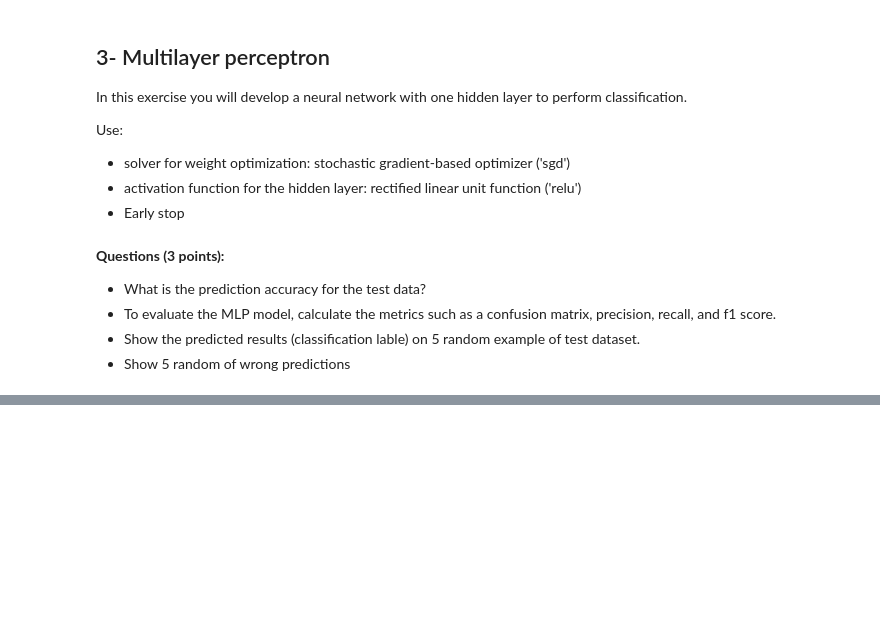
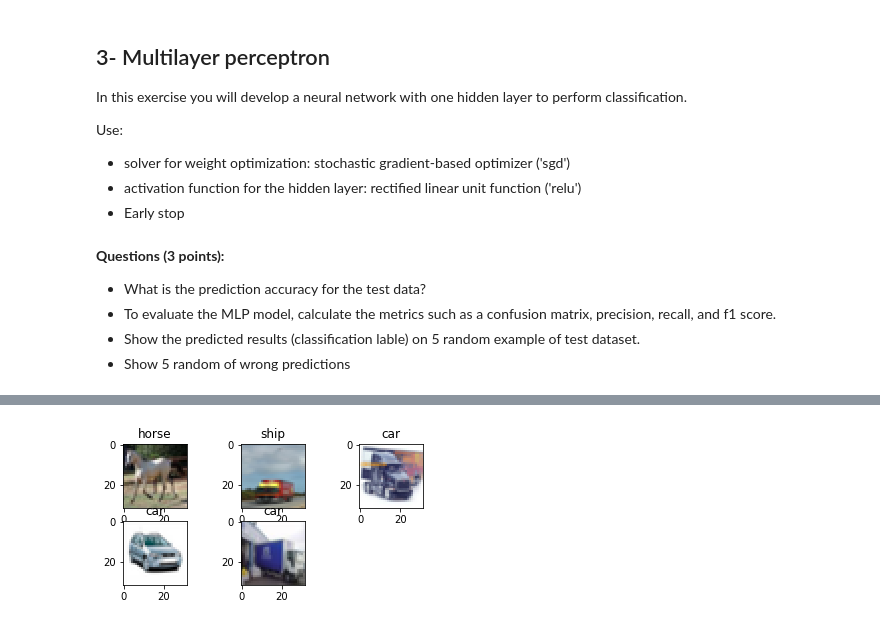
Before and after one commit to MesRot/ML_PL_Harkkatyo, a Jupyter notebook: Exercise_template.ipynb, the cells around one changed output, grey strips where cells are left out. Drawn from its saved outputs; the diff is of its cells as text; code cells hidden in the pictures; blank space fills up the shorter version.

```diff
--- a/Exercise_template.ipynb
+++ b/Exercise_template.ipynb
@@ -284,4 +312,14 @@ Use:
 -  To evaluate the MLP model, calculate the metrics such as a confusion matrix, precision, recall, and f1 score.
 -  Show the predicted results (classification lable) on 5 random example of test dataset.
 - Show 5 random of wrong predictions
+# %%
+x_tra, x_tes, y_tra, y_tes = train_test_split(feature_vector, y_train, test_size=0.2, random_state=0)
+scores = np.zeros((50, 50))
+for j in tqdm(range(1, 51)):
+    for i in range(1, 51):
+        if i * 10 + j * 10 > 2 * 1054:
+            pass
+        mlp_model = MLPClassifier(solver='sgd', hidden_layer_sizes=(500, 200),
+                          activation='relu', early_stopping=True).fit(x_tra, y_tra) #Training the MLP-model
+        scores[i-1][j-1] = mlp.score()
 # %%
@@ -292,0 +358,8 @@ mlp_model.score(test_vector, y_test)
+# %%
+randoms = np.random.choice(range(len(X_test)), size=5, replace=False) #Selecting index of 5 random predictions
+for i, r in enumerate(randoms): # Enumerating the random predictions, i for pictures, r for randomised values
+    plt.subplot(330 + 1 + i) # Creating the subplot
+    plt.title(f"{classes[pred[r]]}") # Making a title for picture
+    plt.imshow(X_test[r].astype('uint8')) # Plotting the randomly selected picture
+# %% [output]
+[figure, added]
```
Also changed, not shown: parts of 17 cells of this notebook.
